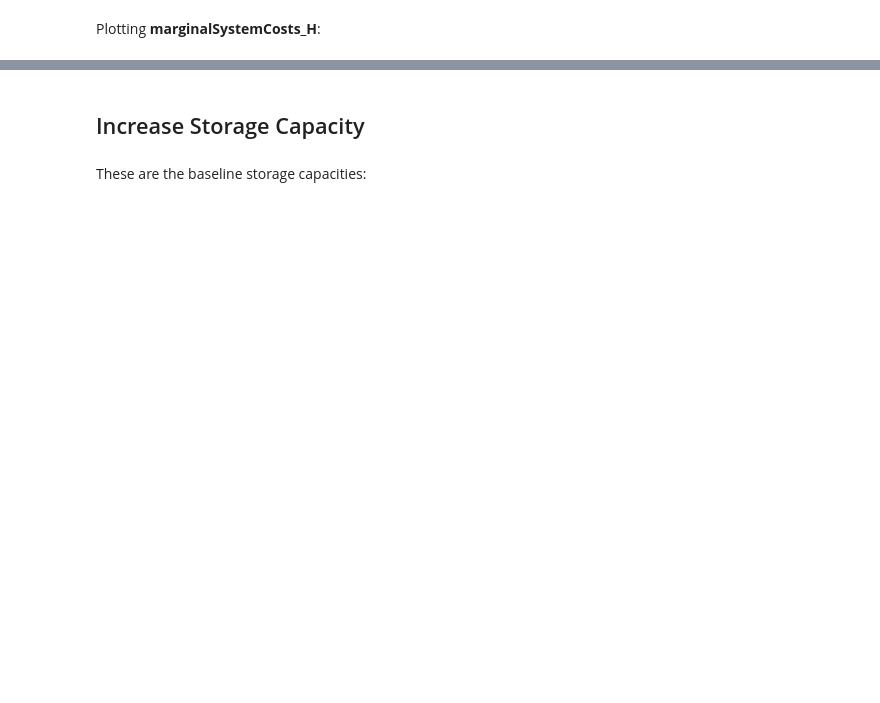
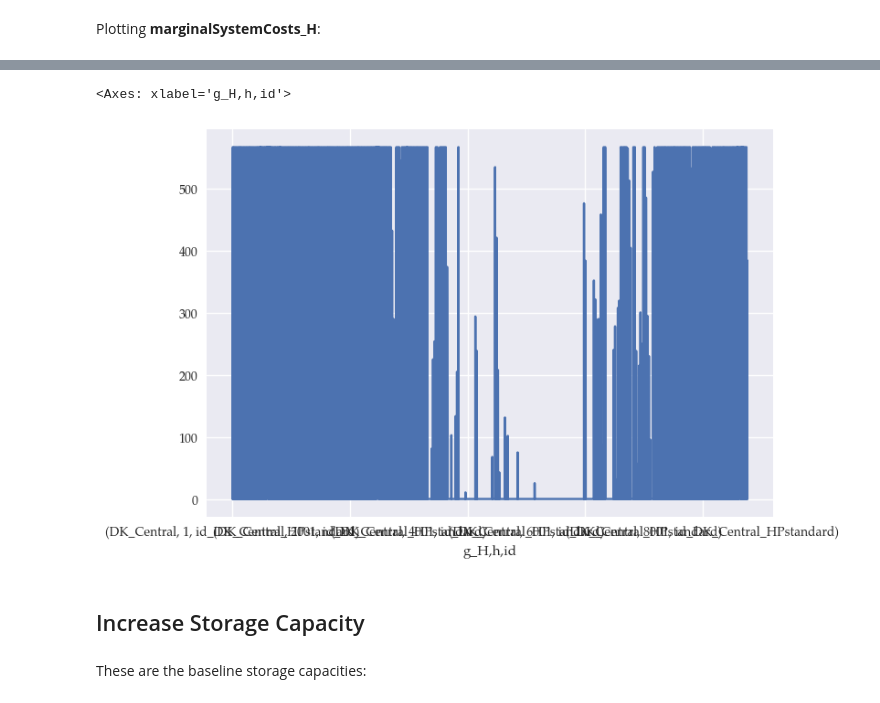
Before and after one commit to marcherger/EnergyEconGroupWork, a Jupyter notebook: Analysis_mBasicPH_storage.ipynb, the cells around one changed output, grey strips where cells are left out. Cells and saved outputs as stored; diff of their text form; code cells hidden in the pictures; blank space fills up the shorter version.

```diff
--- a/Analysis_mBasicPH_storage.ipynb
+++ b/Analysis_mBasicPH_storage.ipynb
@@ -211,3 +158,8 @@ plt.show()
+# %%
+base_db['Generation_H'][(base_db['Generation_H'].index.get_level_values('id') == 'id_DK_Central_HPstandard')].plot()
+# %% [output]
+<Axes: xlabel='g_H,h,id'>
+[figure, added]
 # %% [markdown]
 ## Increase Storage Capacity
 # %% [markdown]
```
Also changed, not shown: parts of 21 cells of this notebook, 12 other files.
